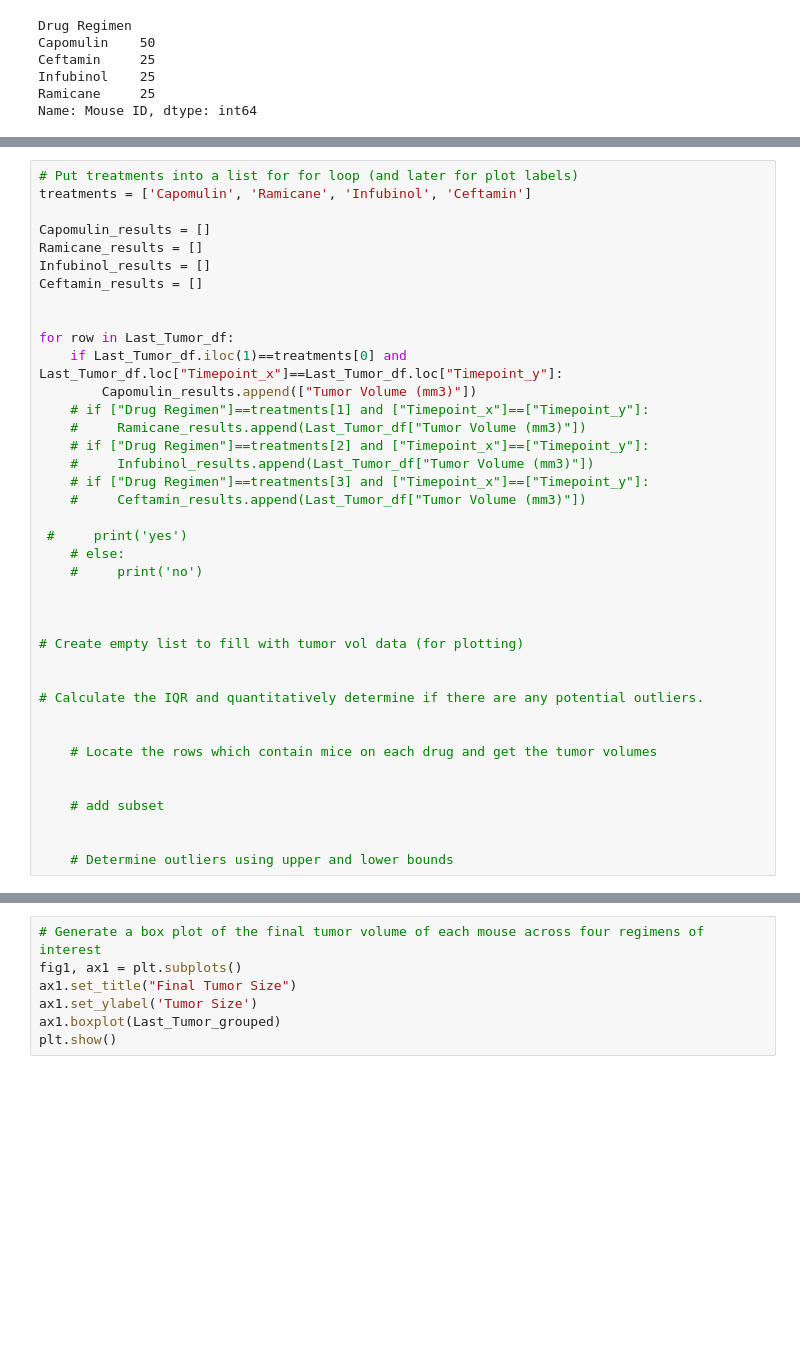
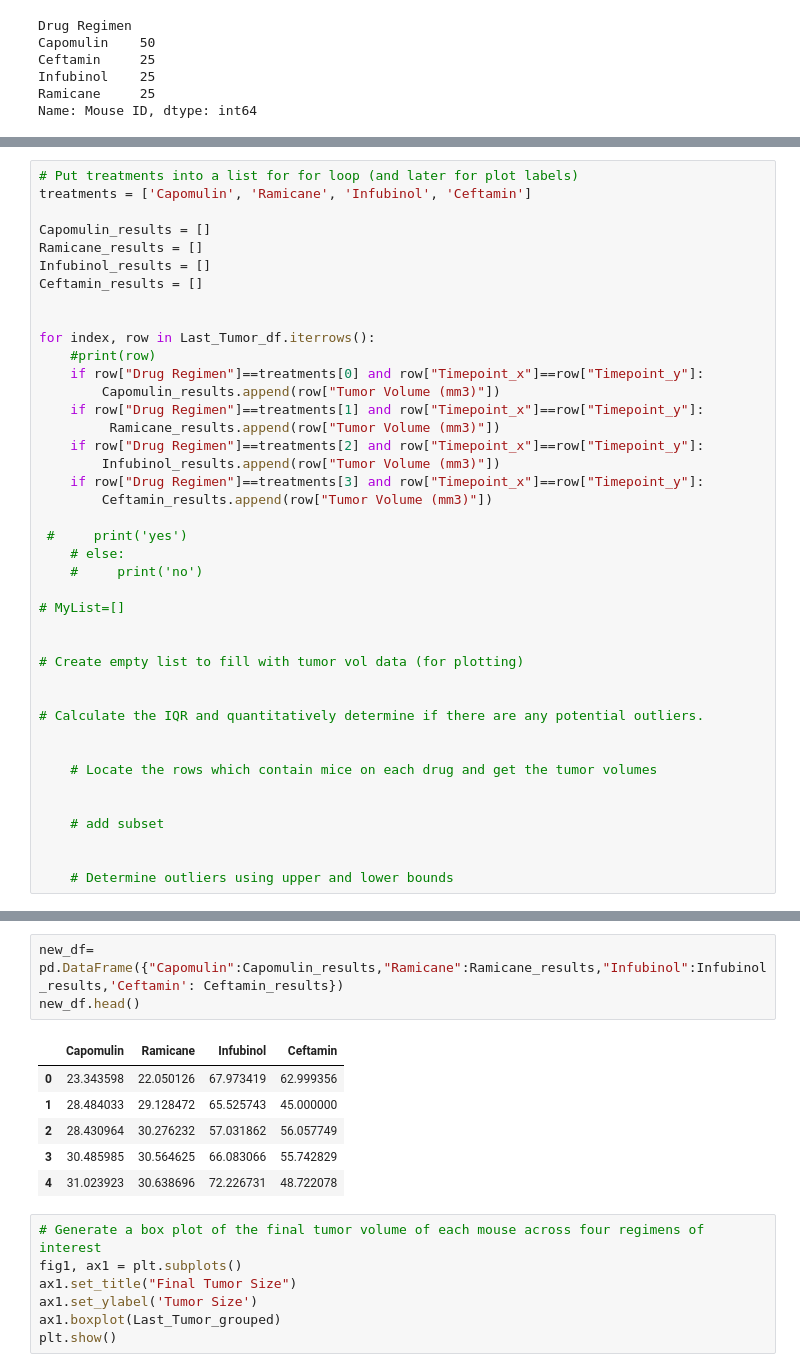
Before and after one commit to tomcahill76/Matplotlib-Homework-, a Jupyter notebook: pymaceuticals.ipynb, the cells around one changed output, grey strips where cells are left out. Drawn from its saved outputs; the diff is of its cells as text; blank space fills up the shorter version.

```diff
--- a/pymaceuticals.ipynb
+++ b/pymaceuticals.ipynb
@@ -338,20 +372,22 @@ Infubinol_results = []
 Ceftamin_results = []
 
 
-for row in Last_Tumor_df:
-    if Last_Tumor_df.iloc(1)==treatments[0] and Last_Tumor_df.loc["Timepoint_x"]==Last_Tumor_df.loc["Timepoint_y"]:
-        Capomulin_results.append(["Tumor Volume (mm3)"])
-    # if ["Drug Regimen"]==treatments[1] and ["Timepoint_x"]==["Timepoint_y"]:
-    #     Ramicane_results.append(Last_Tumor_df["Tumor Volume (mm3)"])
-    # if ["Drug Regimen"]==treatments[2] and ["Timepoint_x"]==["Timepoint_y"]:
-    #     Infubinol_results.append(Last_Tumor_df["Tumor Volume (mm3)"])
-    # if ["Drug Regimen"]==treatments[3] and ["Timepoint_x"]==["Timepoint_y"]:
-    #     Ceftamin_results.append(Last_Tumor_df["Tumor Volume (mm3)"])
+for index, row in Last_Tumor_df.iterrows():
+    #print(row)
+    if row["Drug Regimen"]==treatments[0] and row["Timepoint_x"]==row["Timepoint_y"]:
+        Capomulin_results.append(row["Tumor Volume (mm3)"])
+    if row["Drug Regimen"]==treatments[1] and row["Timepoint_x"]==row["Timepoint_y"]:
+         Ramicane_results.append(row["Tumor Volume (mm3)"])
+    if row["Drug Regimen"]==treatments[2] and row["Timepoint_x"]==row["Timepoint_y"]:
+        Infubinol_results.append(row["Tumor Volume (mm3)"])
+    if row["Drug Regimen"]==treatments[3] and row["Timepoint_x"]==row["Timepoint_y"]:
+        Ceftamin_results.append(row["Tumor Volume (mm3)"])
 
  #     print('yes')
     # else:
     #     print('no')
 
+# MyList=[]
 
 
 # Create empty list to fill with tumor vol data (for plotting)
@@ -374,3 +413,13 @@ len(Capomulin_results)
+# %%
+new_df= pd.DataFrame({"Capomulin":Capomulin_results,"Ramicane":Ramicane_results,"Infubinol":Infubinol_results,'Ceftamin': Ceftamin_results})
+new_df.head()
+# %% [output]
+|  | Capomulin | Ramicane | Infubinol | Ceftamin |
+| 0 | 23.343598 | 22.050126 | 67.973419 | 62.999356 |
+| 1 | 28.484033 | 29.128472 | 65.525743 | 45.000000 |
+| 2 | 28.430964 | 30.276232 | 57.031862 | 56.057749 |
+| 3 | 30.485985 | 30.564625 | 66.083066 | 55.742829 |
+| 4 | 31.023923 | 30.638696 | 72.226731 | 48.722078 |
 # %%
 # Generate a box plot of the final tumor volume of each mouse across four regimens of interest
 fig1, ax1 = plt.subplots()
```
Also changed, not shown: parts of 13 cells of this notebook, 1 other file.
